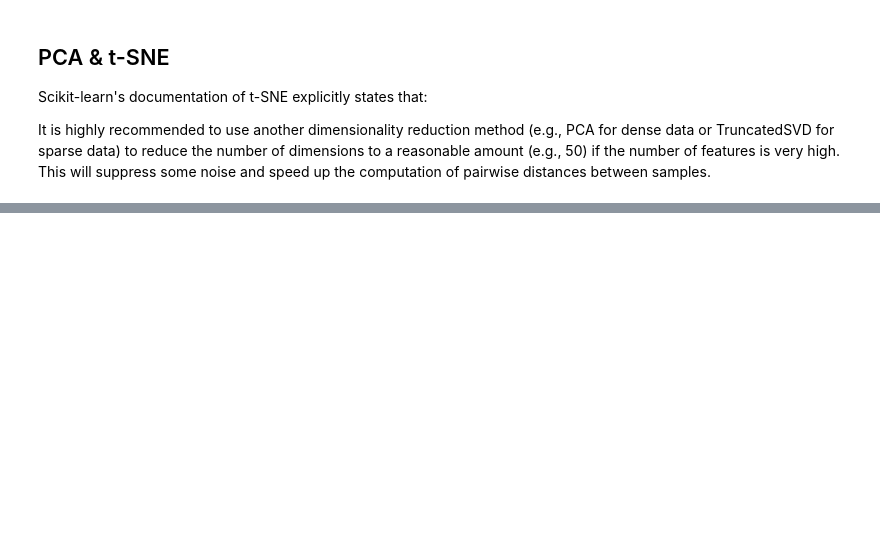
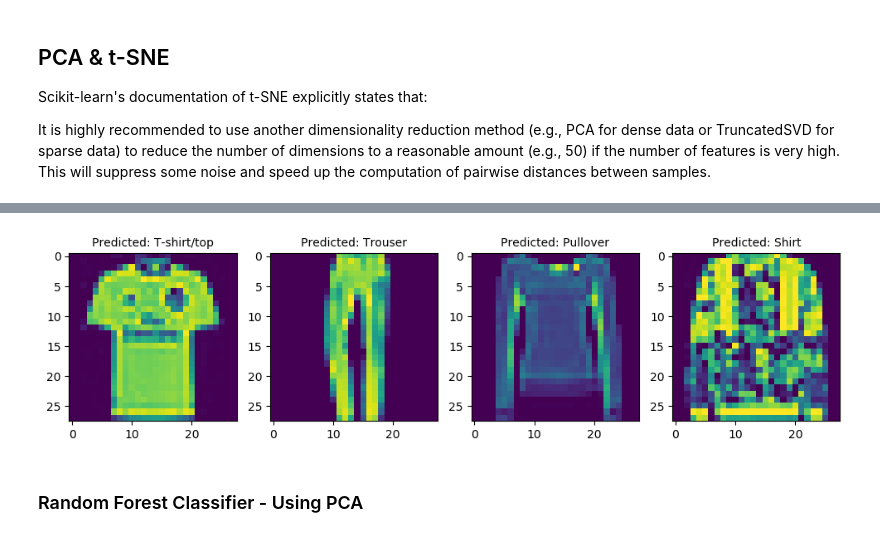
Before and after one commit to Shaked-g/Fashion-MNIST-Project, a Jupyter notebook: Fashion MNIST Project.ipynb, the cells around one changed output, grey strips where cells are left out. Saved outputs shown, nothing was run; the diff lists cells and outputs as text; code cells hidden in the pictures; blank space fills up the shorter version.

```diff
--- a/Fashion MNIST Project.ipynb
+++ b/Fashion MNIST Project.ipynb
@@ -218,0 +271,4 @@ Text(0.5, 0.98, 'PCA & T-SNE 2D')
+# %%
+from sklearn.ensemble import RandomForestClassifier
+model = RandomForestClassifier(n_estimators = 25, max_depth = 12, random_state = 2)
+model.fit(x_train, y_train)
@@ -218,0 +283,3 @@ Text(0.5, 0.98, 'PCA & T-SNE 2D')
+# %%
+pred = model.predict(x_test)
+pred.shape
@@ -218,0 +324,22 @@ Text(0.5, 0.98, 'PCA & T-SNE 2D')
+# %%
+incorrect = []
+for i in range(len(y_test)):
+    if(not pred[i] == y_test[i]):
+        incorrect.append(i)
+    if(len(incorrect) == 4):
+        break
+# %%
+plt.figure(figsize=(12, 4))
+
+for i in range(0, 4):
+    plt.subplot(1, 4, i + 1)
+    num=i
+    i = x_test[i, :].reshape((28, 28))
+    num =pred[num]
+
+    plt.imshow(i)
+    plt.title('Predicted: '+str(labels[num]), fontsize = 10)
+# %% [output]
+[figure, added]
+# %% [markdown]
+### Random Forest Classifier - Using PCA
```
Also changed, not shown: parts of 41 cells of this notebook.
